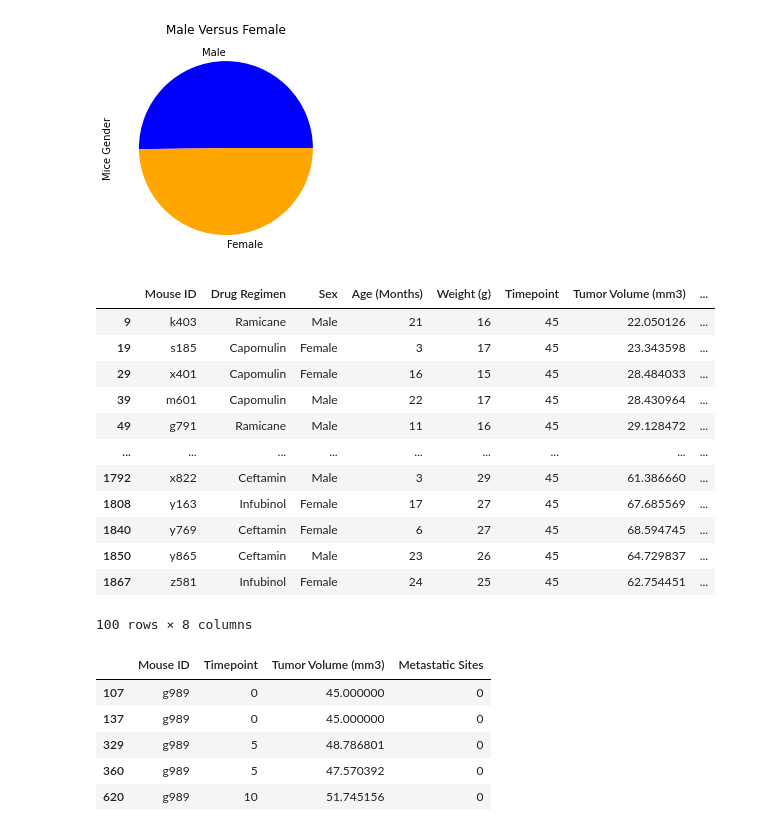
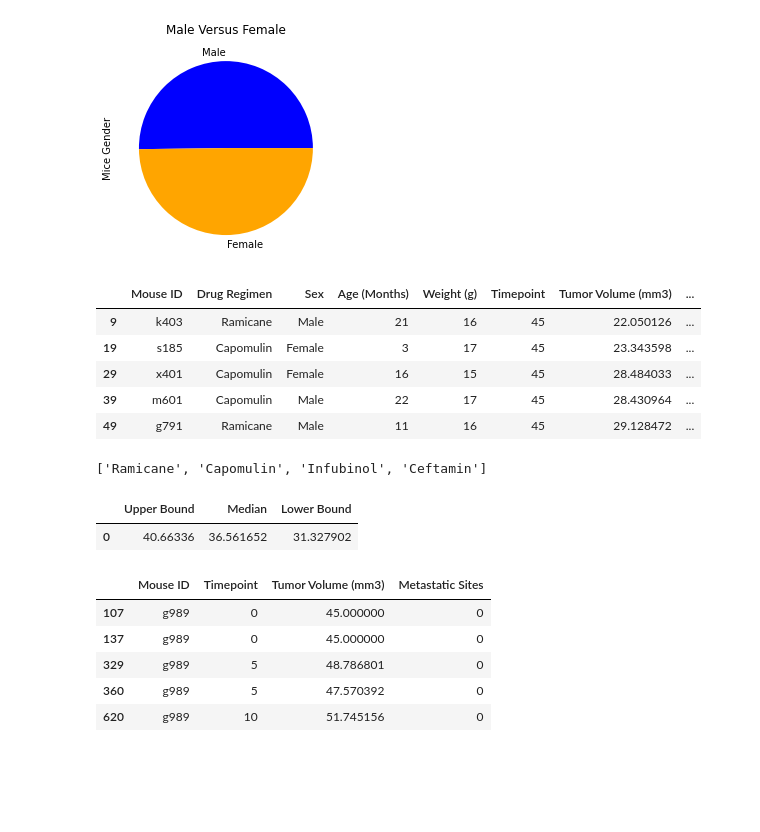
Before and after one commit to kplam624/Mice-Drug-Analysis, a Jupyter notebook: Submission/main.ipynb, the cells around one changed output. Drawn from its saved outputs; the diff is of its cells as text; code cells hidden in the pictures; blank space fills up the shorter version.

Commit message:
Added a function to find boundaries

```diff
--- a/Submission/main.ipynb
+++ b/Submission/main.ipynb
@@ -23,7 +23,7 @@ result_df.head()
 | 4 | c819 | 0 | 45.0 | 0 |
 # %%
 # Cleaning the dataframe removing only the duplicates
-result_clean_df = result_df.drop_duplicates(subset = ['Mouse ID','Timepoint'])
+result_clean_df = pd.DataFrame(result_df.drop_duplicates(subset = ['Mouse ID','Timepoint']))
 result_clean_df.head()
 # %% [output]
 |  | Mouse ID | Timepoint | Tumor Volume (mm3) | Metastatic Sites |
@@ -186,25 +186,18 @@ plt.show()
 # %%
 # Cleans up the table to only have the latest timepoint
 combined_table_clean_df = pd.DataFrame(combined_table_df.drop_duplicates(subset = ['Mouse ID'], keep = 'last'))
 
 # Choosing only the 4 drug regimen values
 # Capomulin, Ramicane, Infubinol, Ceftamin
 reduced_drug_df = combined_table_clean_df.loc[(combined_table_clean_df["Drug Regimen"] == 'Capomulin') |
                                               (combined_table_clean_df["Drug Regimen"] == 'Ramicane') |
                                               (combined_table_clean_df["Drug Regimen"] == 'Infubinol') |
                                               (combined_table_clean_df["Drug Regimen"] == 'Ceftamin')]
-reduced_drug_df
+reduced_drug_df.head()
 # %% [output]
 |  | Mouse ID | Drug Regimen | Sex | Age (Months) | Weight (g) | Timepoint | Tumor Volume (mm3) | ... |
 | 9 | k403 | Ramicane | Male | 21 | 16 | 45 | 22.050126 | ... |
 | 19 | s185 | Capomulin | Female | 3 | 17 | 45 | 23.343598 | ... |
 | 29 | x401 | Capomulin | Female | 16 | 15 | 45 | 28.484033 | ... |
 | 39 | m601 | Capomulin | Male | 22 | 17 | 45 | 28.430964 | ... |
 | 49 | g791 | Ramicane | Male | 11 | 16 | 45 | 29.128472 | ... |
-| ... | ... | ... | ... | ... | ... | ... | ... | ... |
-| 1792 | x822 | Ceftamin | Male | 3 | 29 | 45 | 61.386660 | ... |
-| 1808 | y163 | Infubinol | Female | 17 | 27 | 45 | 67.685569 | ... |
-| 1840 | y769 | Ceftamin | Female | 6 | 27 | 45 | 68.594745 | ... |
-| 1850 | y865 | Ceftamin | Male | 23 | 26 | 45 | 64.729837 | ... |
-| 1867 | z581 | Infubinol | Female | 24 | 25 | 45 | 62.754451 | ... |
-100 rows × 8 columns
@@ -210,0 +207,12 @@ reduced_drug_df
+# %%
+# Creates a list with the drug names
+drug_name = []
+
+# Loops through the drug regimen column and finds unique names
+for drug in reduced_drug_df["Drug Regimen"]:
+    if drug not in drug_name:
+        drug_name.append(drug)
+
+print(drug_name)
+# %% [output]
+['Ramicane', 'Capomulin', 'Infubinol', 'Ceftamin']
@@ -211,3 +243,11 @@ reduced_drug_df
+# %%
+# Finding the quartile ranges using the function
+
+Ramicane_bounds = IQR(ramicane_df["Tumor Volume (mm3)"],ram_med)
+Ramicane_bounds
+# %% [output]
+|  | Upper Bound | Median | Lower Bound |
+| 0 | 40.66336 | 36.561652 | 31.327902 |
 # %%
 ## Double Checking values
 result_df["Mouse ID"].value_counts()
```
Also changed, not shown: parts of 3 cells of this notebook.
